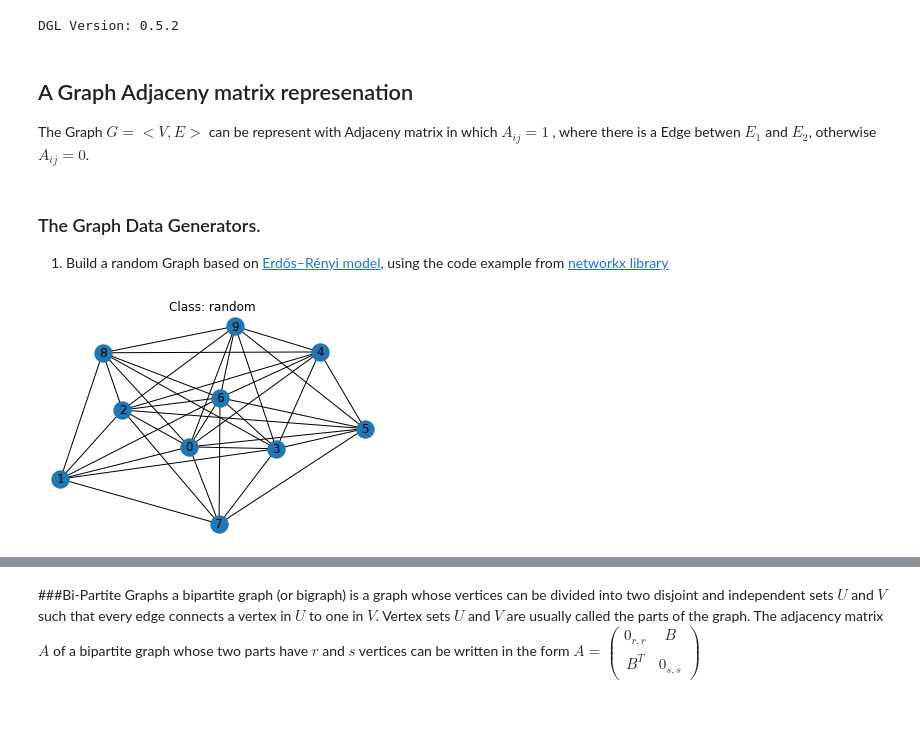
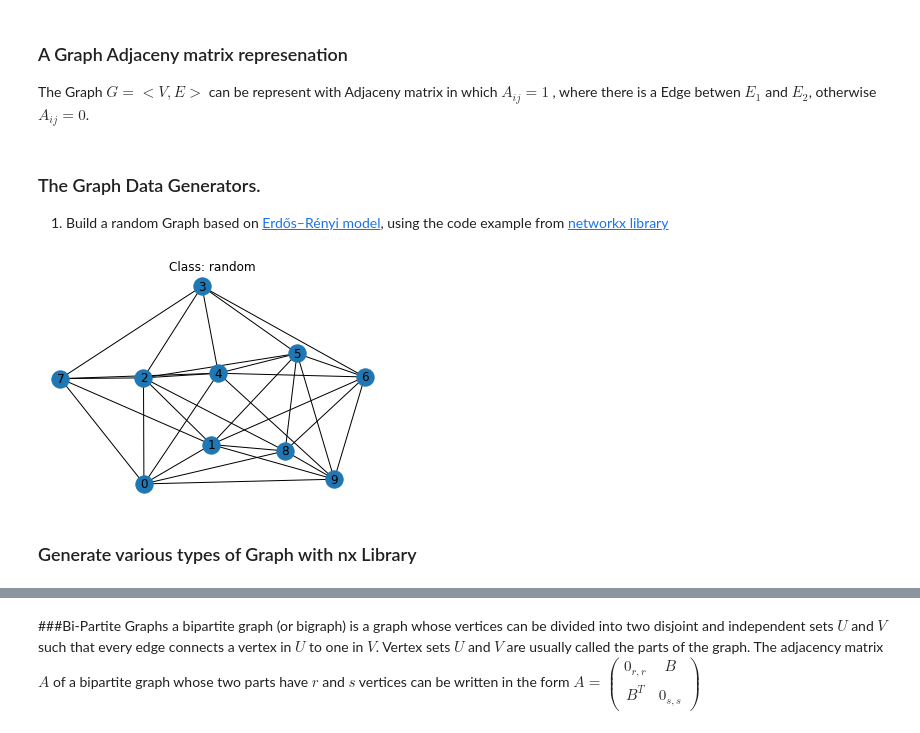
Before and after one commit to kfiry77/BiPartiteGraphDeepLearing, a Jupyter notebook: BipartiteGraphDeepLearningClassification.ipynb, the cells around one changed output, grey strips where cells are left out. Saved outputs shown, nothing was run; the diff lists cells and outputs as text; code cells hidden in the pictures.

```diff
--- a/BipartiteGraphDeepLearningClassification.ipynb
+++ b/BipartiteGraphDeepLearningClassification.ipynb
@@ -26,9 +35,5 @@ import networkx as nx
-# %%
-print ("DGL Version:", dgl.__version__)
-# %% [output]
-DGL Version: 0.5.2
 # %% [markdown]
-## A Graph Adjaceny matrix represenation
+### A Graph Adjaceny matrix represenation
 The Graph $G=<V,E>$  can be represent with Adjaceny matrix in which $A_{ij} = 1$ , where there is a Edge betwen $E_1$ and $E_2$, otherwise $A_{ij} = 0$.
 # %% [markdown]
 ### The Graph Data Generators.
@@ -36,28 +41,34 @@ The Graph $G=<V,E>$  can be represent with Adjaceny matrix in which $A_{ij} = 1$
 1. Build a random Graph based on [Erdős–Rényi model](https://en.wikipedia.org/wiki/Erd%C5%91s%E2%80%93R%C3%A9nyi_model), using the code example from [networkx library](https://networkx.github.io/documentation/stable/auto_examples/graph/plot_erdos_renyi.html)
 # %%
 class GenData():
-  def Generate(self):
+  def Generate(self, vertix_count):
     pass
 
+  @property
+  def name(self):
+    return str(type(self)).replace('__main__.GenData', '')
+
 class GenDataRandom(GenData):
-  def __init__(self, vertix_count):
-    self.dim = vertix_count
-  def Generate(self):
-    A = (np.random.rand( self.dim,  self.dim) > 0.5) * 1
+  def Generate(self, vertix_count):
+    dim = vertix_count
+    A = (np.random.rand( dim,  dim) > 0.5) * 1
     # remove unneccasry self node edges.
-    for i in range(0, self.dim-1):
+    for i in range(0, dim-1):
       A[i,i] = 0
     return A
 
 class Graph:
-  def __init__(self, data_gen, label='graph'):
-    self.A = data_gen.Generate()
+  def __init__(self, data_gen, label, vertix_count):
+    self.A = data_gen.Generate(vertix_count)
     self.createDglGraph()
     self.label = label
 
   def createDglGraph(self):
-    a = sparse.coo_matrix(self.A)
-    self.dgl = dgl.from_scipy(a)
+    if isinstance (self.A, nx.Graph):
+      self.dgl = dgl.from_networkx(self.A)
+    else:
+      a = sparse.coo_matrix(self.A)
+      self.dgl = dgl.from_scipy(a)
 
   def plot(self):
     size = self.dgl.num_nodes()
@@ -66,8 +77,10 @@ class Graph:
     ax.set_title(f'Class: {self.label}')
     plt.show()
 # %%
-dg = GenDataRandom(10)
-gg = Graph(dg, 'random')
+dg = GenDataRandom()
+gg = Graph(dg, 'random', 10)
 gg.plot()
 # %% [output]
-[figure, old version]
+[figure, new version]
+# %% [markdown]
+### Generate various types of Graph with nx Library
```
Also changed, not shown: parts of 20 cells of this notebook.
